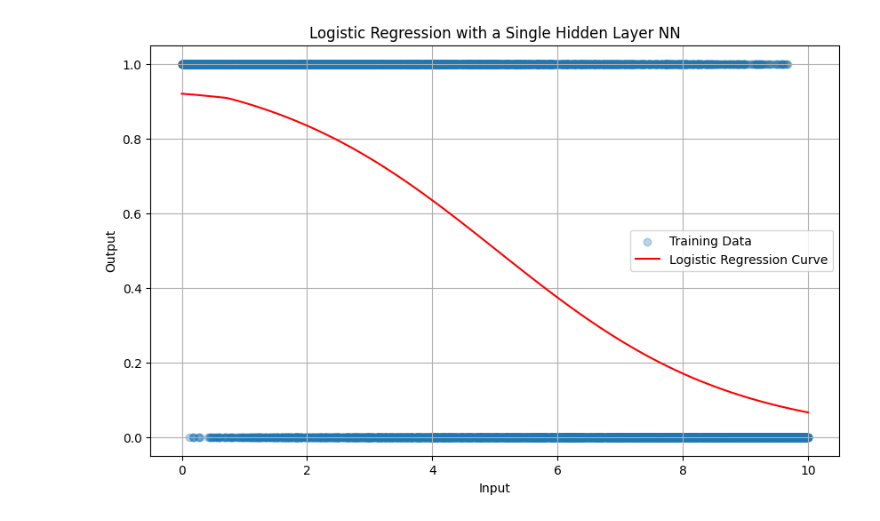
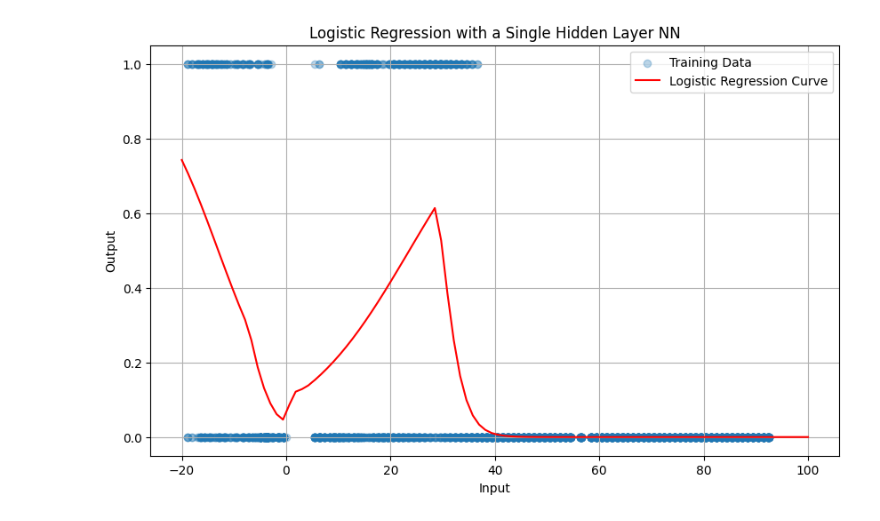
Before and after one commit to arehman1806/carla-experiments-RDDPS, a Jupyter notebook: surrogate_nn_training.ipynb, the cells around one changed output. Drawn from its saved outputs; the diff is of its cells as text; code cells hidden in the pictures.

```diff
--- a/surrogate_nn_training.ipynb
+++ b/surrogate_nn_training.ipynb
@@ -19,28 +24,22 @@ class SurrogateNN(nn.Module):
         x = torch.relu(self.layer1(x))  # Use ReLU activation function for the hidden layer
         x = torch.sigmoid(self.layer2(x))  # Use sigmoid activation function for the output layer
         return x
+# %%
+import pandas as pd
+df = pd.read_csv('./yolov7_carla_object_detection/scenario_1.csv')  # Replace 'data.csv' with your CSV file's name
+
+# If 'at_junction' is True, negate the 'distance_to_junction' value
+df.loc[df['at_junction'] == True, 'distance_to_junction'] = -df['distance_to_junction']
+
+# Extract data and labels from DataFrame
+inputs = df['distance_to_junction'].values.reshape(-1, 1) # reshaping for compatibility with PyTorch tensors
+labels = df['has_detected'].values.astype(np.float32)
+
+# Convert to PyTorch tensors
+train_data = torch.tensor(inputs).float()
+train_labels = torch.tensor(labels)
 # %%
 
-# Set the random seed for reproducibility
-np.random.seed(0)
-torch.manual_seed(0)
-
-# Define the size of the dataset
-n_samples = 10000
-
-# Generate inputs between 0 and 10
-inputs = np.random.uniform(0, 10, size=(n_samples, 1))
-
-# Generate labels, more likely to be 1 for smaller inputs and 0 for larger inputs
-labels = np.random.binomial(1, p=(10 - inputs) / 10.0).astype(np.float32) # Probability decreases with input
-
-# Convert to PyTorch tensors
-train_data = torch.from_numpy(inputs).float()
-train_labels = torch.from_numpy(labels)
-
-# Print some samples from the generated data
-for i in range(10):
-    print(f"Input: {inputs[i, 0]}, Label: {int(labels[i])}")
 
 net = SurrogateNN()
 
@@ -56,7 +55,7 @@ optimizer = optim.SGD(net.parameters(), lr=0.01)  # Stochastic Gradient Descent
 # train_labels = torch.randint(0, 2, (100,))  # 100 labels, either 0 or 1
 
 # Training loop
-epochs = 10000  # Number of training epochs
+epochs = 100000  # Number of training epochs
 for epoch in range(epochs):
     optimizer.zero_grad()  # Reset gradients
 
@@ -66,6 +65,6 @@ for epoch in range(epochs):
     loss.backward()  # Backward pass
     optimizer.step()  # Update weights
 
-    if (epoch + 1) % 10 == 0:
+    if (epoch + 1) % 10000 == 0:
         print(f"Epoch {epoch+1}/{epochs}, Loss: {loss.item()}")
 # %% [output]
@@ -89,31 +81,31 @@ Epoch 10000/10000, Loss: 0.498691588640213
 # %%
 import matplotlib.pyplot as plt
 
 # Ensure our network is in evaluation mode
 net.eval()
 
 # Generate a range of input values
-input_values = torch.linspace(0, 10, 100).unsqueeze(1)
+input_values = torch.linspace(-20, 100, 100).unsqueeze(1)
 
 # Pass the input values through the network
 with torch.no_grad():
     output_values = net(input_values)
 
 # Convert tensors to numpy arrays for plotting
 input_values = input_values.numpy()
 output_values = output_values.numpy()
 
 # Create the plot
 plt.figure(figsize=(10, 6))
 plt.scatter(inputs, labels, alpha=0.3, label='Training Data')
 plt.plot(input_values, output_values, color='red', label='Logistic Regression Curve')
 plt.xlabel('Input')
 plt.ylabel('Output')
 plt.title('Logistic Regression with a Single Hidden Layer NN')
 plt.legend()
 plt.grid(True)
 plt.show()
 # %% [output]
-[figure, old version]
+[figure, new version]
 # %%
 torch.save(net.state_dict(), "./saved_models/surrogate_model.pth")
```
Also changed, not shown: parts of 2 cells of this notebook, 7 other files.
